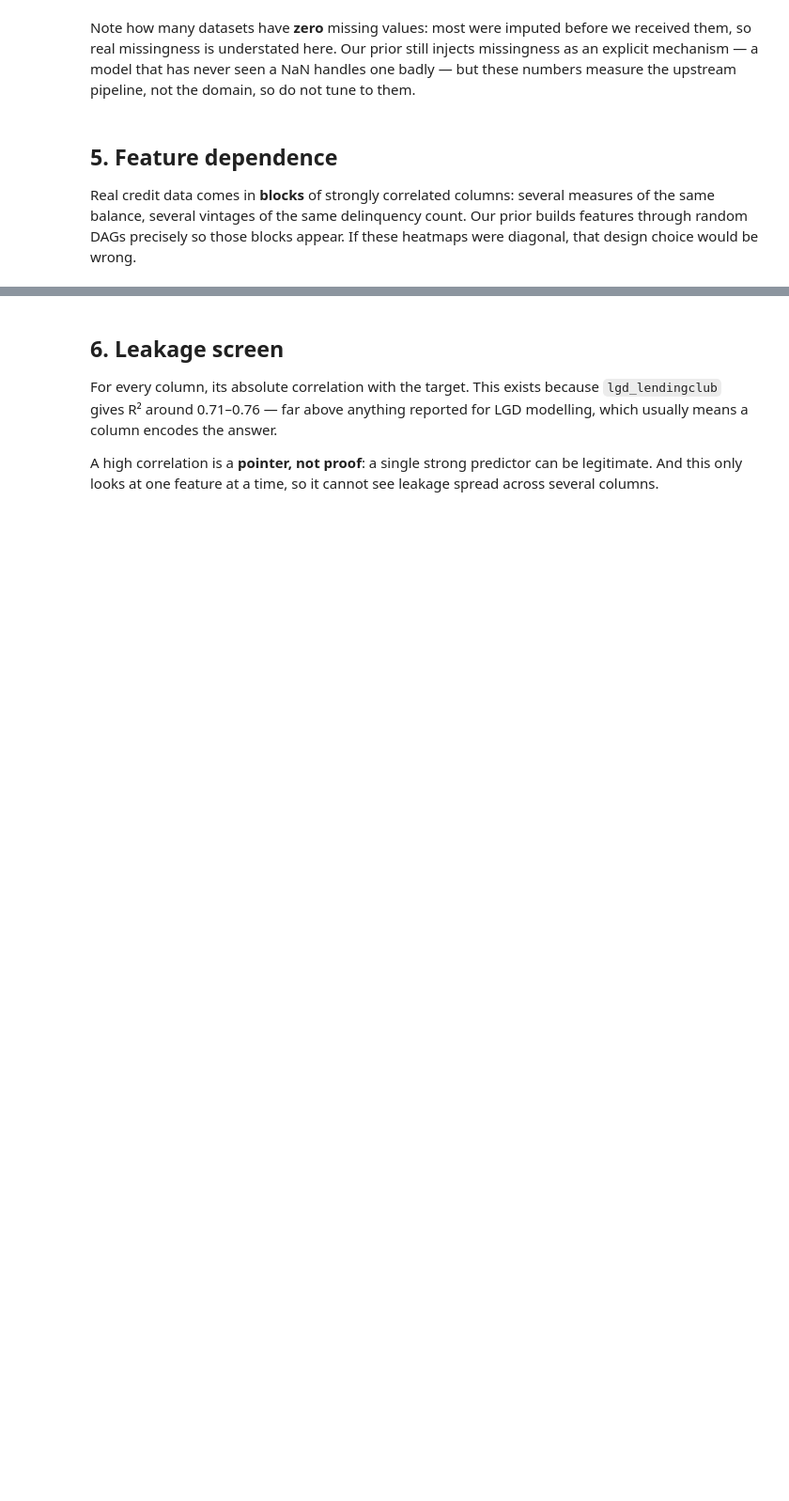
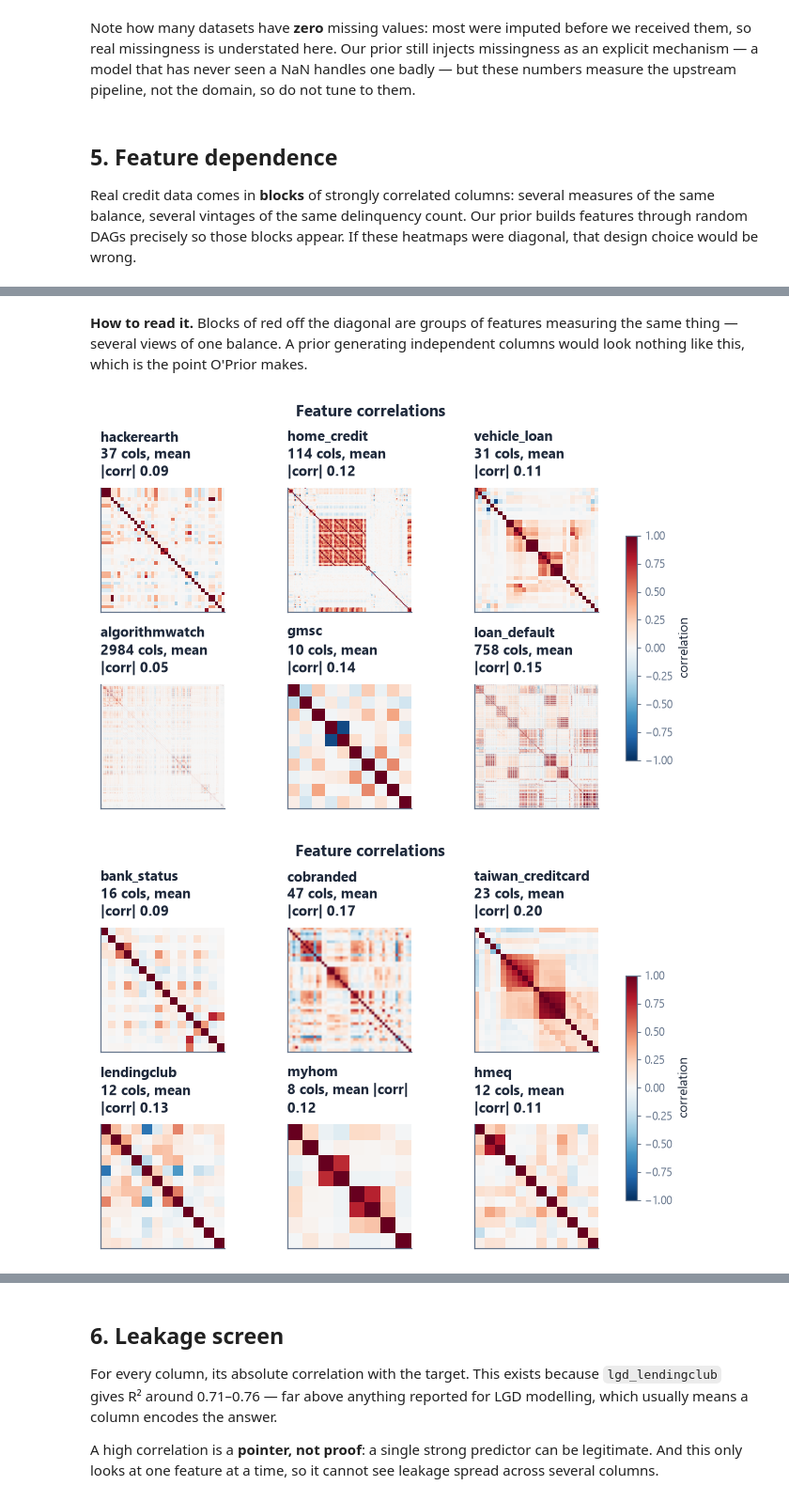
Before and after one commit to andreasgoethals/CreditICL, a Jupyter notebook: notebooks/data_exploration.ipynb, the cells around one changed output, grey strips where cells are left out. Shown at 94% size. Drawn from its saved outputs; the diff is of its cells as text; code cells hidden in the pictures; blank space fills up the shorter version.

```diff
--- a/notebooks/data_exploration.ipynb
+++ b/notebooks/data_exploration.ipynb
@@ -160,11 +228,17 @@ diagonal, that design choice would be wrong.
+# %% [markdown]
+**How to read it.** Blocks of red off the diagonal are groups of features measuring the same thing — several views of one balance. A prior generating independent columns would look nothing like this, which is the point O'Prior makes.
 # %%
-FIGS.save(
-    data_plots.plot_feature_correlations(lgd, n_show=7),
-    "feature_correlations_lgd",
-    caption=(
-        "Pearson correlation matrices between features for the six largest datasets of the task, "
-        "computed on the first 5,000 rows with constant columns removed. Colour scale spans -1 to "
-        "1. Panel subtitles give the number of columns retained and the mean absolute off- "
-        "diagonal correlation."
-    ),
-);
+for _p in range(1, data_plots.correlation_pages(pd_) + 1):
+    FIGS.save(
+        data_plots.plot_feature_correlations(pd_, page=_p),
+        f"feature_correlations_pd_p{_p}",
+        caption=(
+        "Pearson correlation matrices between features, one panel per dataset, computed on "
+        "the first 5,000 rows with constant columns removed. Colour scale spans -1 to 1. "
+        "Panel headings give the dataset and the number of columns retained."
+            f" PD datasets, page {_p} of {data_plots.correlation_pages(pd_)}."
+        ),
+    )
+# %% [output]
+[figure, added]
+[figure, added]
```
Also changed, not shown: parts of 22 cells of this notebook, 13 other files.
